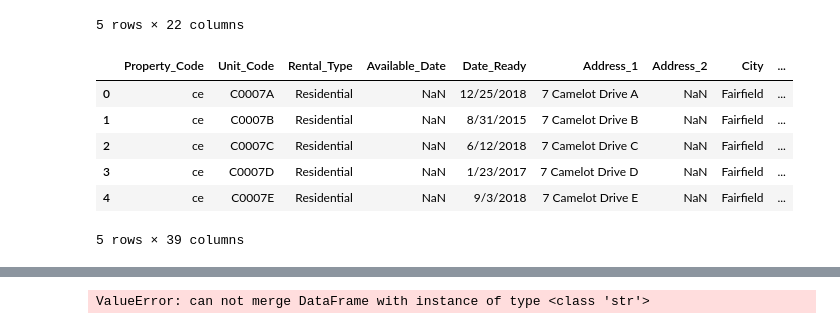
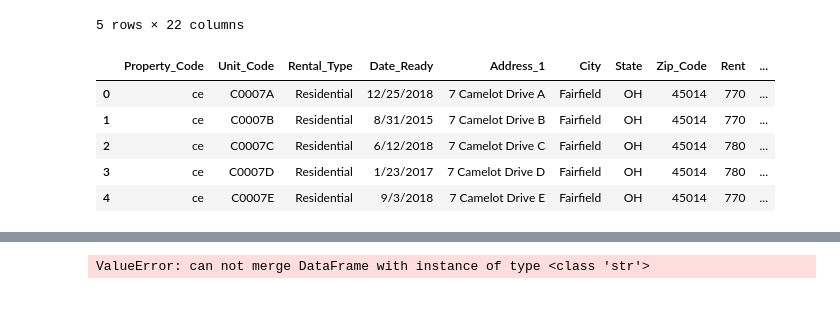
Before and after one commit to richinohio/Final_Project, a Jupyter notebook: Tenants.ipynb, the cells around one changed output, grey strips where cells are left out. Saved outputs shown, nothing was run; the diff lists cells and outputs as text; code cells hidden in the pictures.

```diff
--- a/Tenants.ipynb
+++ b/Tenants.ipynb
@@ -16,3 +17,14 @@ tenants_df.head()
 5 rows × 26 columns
 # %%
 tenants_df = tenants_df.drop(columns = ["Ref_Property_ID", "Ext_Ref_Tenant_Id", "Ref_Unit_Id"])
+# %%
+tenants_df["Date"] = pd.to_datetime(tenants_df["Date"], format= '%m/%d/%Y')
+tenants_df["DateOccurred"] = pd.to_datetime(tenants_df["DateOccurred"], format= '%m/%d/%Y')
+tenants_df["DateApply"] = pd.to_datetime(tenants_df["DateApply"], format= '%m/%d/%Y')
+tenants_df["DateApprove"] = pd.to_datetime(tenants_df["DateApprove"], format= '%m/%d/%Y')
+tenants_df["DateSign"] = pd.to_datetime(tenants_df["DateSign"], format= '%m/%d/%Y')
+tenants_df["DateMoveIn"] = pd.to_datetime(tenants_df["DateMoveIn"], format= '%m/%d/%Y')
+tenants_df["DateMoveOut"] = pd.to_datetime(tenants_df["DateMoveOut"], format= '%m/%d/%Y')
+tenants_df["DateLeaseFrom"] = pd.to_datetime(tenants_df["DateLeaseFrom"], format= '%m/%d/%Y')
+tenants_df["DateLeaseTo"] = pd.to_datetime(tenants_df["DateLeaseTo"], format= '%m/%d/%Y')
+tenants_df["DateNotice"] = pd.to_datetime(tenants_df["DateNotice"], format= '%m/%d/%Y')
@@ -78,13 +110,13 @@ moveout_event.head()
 # %%
 apt_types = "common units.csv"
 apt_types_df = pd.read_csv(apt_types)
-apt_types_df = apt_types_df.drop(columns = ["Bldg_Code", "Floor_Code", "Country", "Ref_Property_Id", "Ext_Ref_Unit_Id", "Ref_Building_Id", "Ref_Floor_Id", "Address_3", "Address_4", "Location"])
+moveout = moveout.drop(columns = ["Reason"])
+apt_types_df = apt_types_df.drop(columns = ["Bldg_Code", "Available_Date", "Floor_Code", "Country", "Ref_Property_Id", "Ext_Ref_Unit_Id", "Ref_Building_Id", "Ref_Floor_Id", "Address_2","Address_3", "Address_4", "Location"])
 apt_types_df.head()
 # %% [output]
-|  | Property_Code | Unit_Code | Rental_Type | Available_Date | Date_Ready | Address_1 | Address_2 | City | ... |
-| 0 | ce | C0007A | Residential | NaN | 12/25/2018 | 7 Camelot Drive A | NaN | Fairfield | ... |
-| 1 | ce | C0007B | Residential | NaN | 8/31/2015 | 7 Camelot Drive B | NaN | Fairfield | ... |
-| 2 | ce | C0007C | Residential | NaN | 6/12/2018 | 7 Camelot Drive C | NaN | Fairfield | ... |
-| 3 | ce | C0007D | Residential | NaN | 1/23/2017 | 7 Camelot Drive D | NaN | Fairfield | ... |
-| 4 | ce | C0007E | Residential | NaN | 9/3/2018 | 7 Camelot Drive E | NaN | Fairfield | ... |
+|  | Property_Code | Unit_Code | Rental_Type | Date_Ready | Address_1 | City | State | Zip_Code | Rent | ... |
+| 0 | ce | C0007A | Residential | 12/25/2018 | 7 Camelot Drive A | Fairfield | OH | 45014 | 770 | ... |
+| 1 | ce | C0007B | Residential | 8/31/2015 | 7 Camelot Drive B | Fairfield | OH | 45014 | 770 | ... |
+| 2 | ce | C0007C | Residential | 6/12/2018 | 7 Camelot Drive C | Fairfield | OH | 45014 | 780 | ... |
+| 3 | ce | C0007D | Residential | 1/23/2017 | 7 Camelot Drive D | Fairfield | OH | 45014 | 780 | ... |
+| 4 | ce | C0007E | Residential | 9/3/2018 | 7 Camelot Drive E | Fairfield | OH | 45014 | 770 | ... |
-5 rows × 39 columns
```
Also changed, not shown: parts of 9 cells of this notebook, 1 other file.
